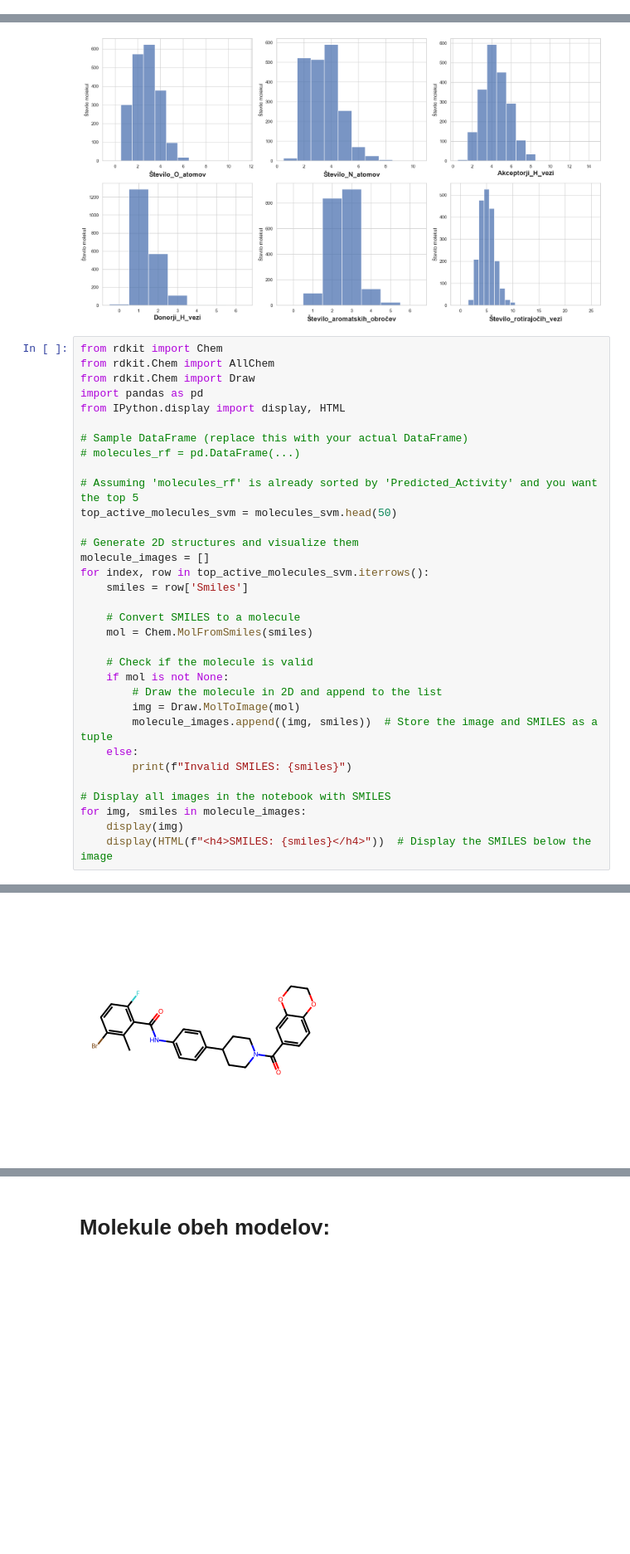
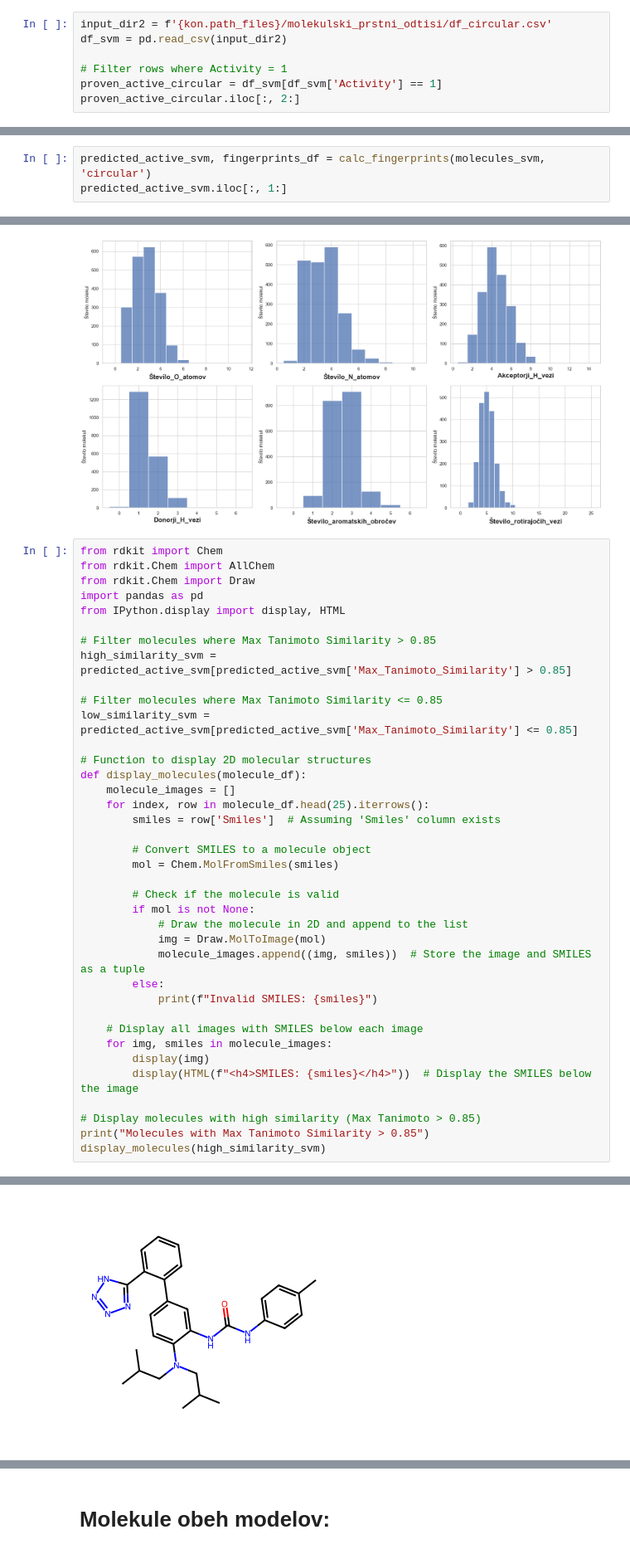
Before and after one commit to samo-n/ML-in-IDO1-drug-discovery, a Jupyter notebook: dir2/__3_3_analiza_napovedanih_aktivnih_struktur.ipynb, the cells around one changed output, grey strips where cells are left out. Shown at 83% size. Saved outputs shown, nothing was run; the diff lists cells and outputs as text; blank space fills up the shorter version.

Commit message:
added tanimoto

```diff
--- a/dir2/__3_3_analiza_napovedanih_aktivnih_struktur.ipynb
+++ b/dir2/__3_3_analiza_napovedanih_aktivnih_struktur.ipynb
@@ -221,0 +362,7 @@ molecules_svm
+# %%
+input_dir2 = f'{kon.path_files}/molekulski_prstni_odtisi/df_circular.csv'
+df_svm = pd.read_csv(input_dir2)
+
+# Filter rows where Activity = 1
+proven_active_circular = df_svm[df_svm['Activity'] == 1]
+proven_active_circular.iloc[:, 2:]
@@ -221,0 +385,3 @@ molecules_svm
+# %%
+predicted_active_svm, fingerprints_df = calc_fingerprints(molecules_svm, 'circular')
+predicted_active_svm.iloc[:, 1:]
@@ -315,30 +565,35 @@ from rdkit.Chem import Draw
 import pandas as pd
 from IPython.display import display, HTML
 
-# Sample DataFrame (replace this with your actual DataFrame)
-# molecules_rf = pd.DataFrame(...)
+# Filter molecules where Max Tanimoto Similarity > 0.85
+high_similarity_svm = predicted_active_svm[predicted_active_svm['Max_Tanimoto_Similarity'] > 0.85]
 
-# Assuming 'molecules_rf' is already sorted by 'Predicted_Activity' and you want the top 5
-top_active_molecules_svm = molecules_svm.head(50)
+# Filter molecules where Max Tanimoto Similarity <= 0.85
+low_similarity_svm = predicted_active_svm[predicted_active_svm['Max_Tanimoto_Similarity'] <= 0.85]
 
-# Generate 2D structures and visualize them
-molecule_images = []
-for index, row in top_active_molecules_svm.iterrows():
-    smiles = row['Smiles']
+# Function to display 2D molecular structures
+def display_molecules(molecule_df):
+    molecule_images = []
+    for index, row in molecule_df.head(25).iterrows():
+        smiles = row['Smiles']  # Assuming 'Smiles' column exists
 
-    # Convert SMILES to a molecule
-    mol = Chem.MolFromSmiles(smiles)
+        # Convert SMILES to a molecule object
+        mol = Chem.MolFromSmiles(smiles)
 
-    # Check if the molecule is valid
-    if mol is not None:
-        # Draw the molecule in 2D and append to the list
-        img = Draw.MolToImage(mol)
-        molecule_images.append((img, smiles))  # Store the image and SMILES as a tuple
-    else:
-        print(f"Invalid SMILES: {smiles}")
+        # Check if the molecule is valid
+        if mol is not None:
+            # Draw the molecule in 2D and append to the list
+            img = Draw.MolToImage(mol)
+            molecule_images.append((img, smiles))  # Store the image and SMILES as a tuple
+        else:
+            print(f"Invalid SMILES: {smiles}")
 
-# Display all images in the notebook with SMILES
-for img, smiles in molecule_images:
-    display(img)
-    display(HTML(f"<h4>SMILES: {smiles}</h4>"))  # Display the SMILES below the image
+    # Display all images with SMILES below each image
+    for img, smiles in molecule_images:
+        display(img)
+        display(HTML(f"<h4>SMILES: {smiles}</h4>"))  # Display the SMILES below the image
+
+# Display molecules with high similarity (Max Tanimoto > 0.85)
+print("Molecules with Max Tanimoto Similarity > 0.85")
+display_molecules(high_similarity_svm)
 # %% [output]
@@ -351 +607 @@ SMILES: CC(C)C(=O)Nc1nc2cc(NS(=O)(=O)c3ccc(cc3)C3CCCCC3)ccc2s1
-[figure, old version]
+[figure, new version]
```
Also changed, not shown: parts of 18 cells of this notebook.
